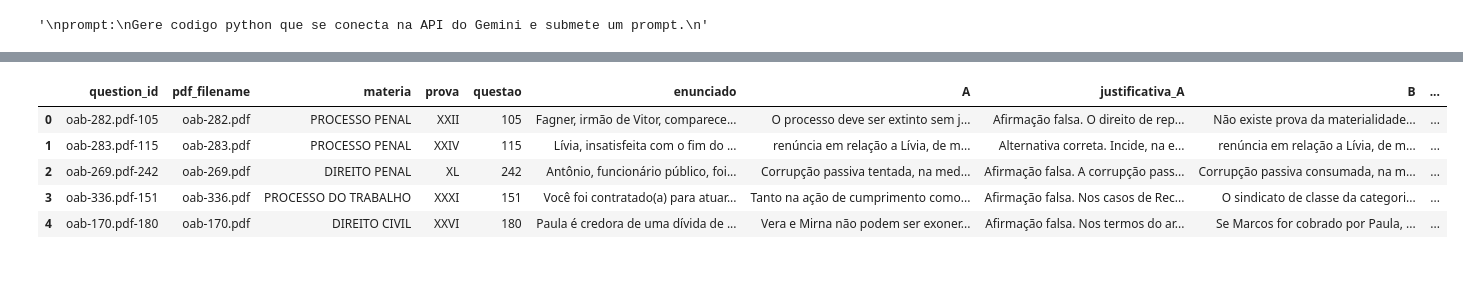
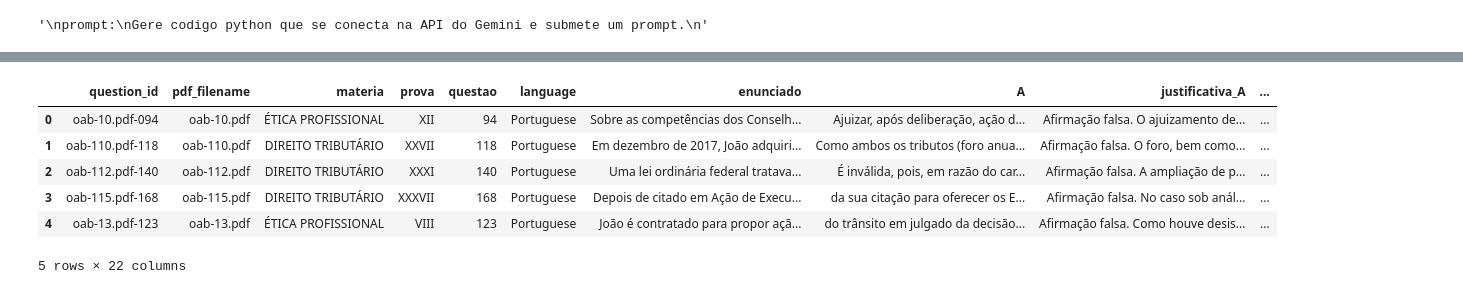
Before and after one commit to pcalais/law-cognitive-structure, a Jupyter notebook: notebooks/run-exam.ipynb, the cells around one changed output, grey strips where cells are left out. Drawn from its saved outputs; the diff is of its cells as text; code cells hidden in the pictures.

```diff
--- a/notebooks/run-exam.ipynb
+++ b/notebooks/run-exam.ipynb
@@ -30,7 +31,10 @@ Note: you may need to restart the kernel to use updated packages.
 # %%
 import google.generativeai as genai
 
-API_KEY = "OI"
+with open("api_key.txt", "r") as f:
+    API_KEY = f.read().strip()
+
+
 model_name = "gemini-2.5-flash"
 
 # Configura a API
@@ -48,18 +52,21 @@ prompt = "Explique a teoria da relatividade em termos simples"
 # %%
 import pandas as pd
 
 # Caminho para o arquivo CSV
-caminho_csv = "../data/processed/oab_with_irac.csv"  # ou "oab.csv" se estiver na raiz do projeto
+
+language = 'portuguese'
+caminho_csv = f"../data/processed/oab_with_firac_{language}.csv"  # ou "oab.csv" se estiver na raiz do projeto
 
 # Lê o CSV em um DataFrame
 oab_questions_df = pd.read_csv(caminho_csv)
 
 # Visualiza as primeiras linhas
 oab_questions_df.head()
 # %% [output]
-|  | question_id | pdf_filename | materia | prova | questao | enunciado | A | justificativa_A | B | ... |
-| 0 | oab-282.pdf-105 | oab-282.pdf | PROCESSO PENAL | XXII | 105 | Fagner, irmão de Vitor, comparece... | O processo deve ser extinto sem j... | Afirmação falsa. O direito de rep... | Não existe prova da materialidade... | ... |
-| 1 | oab-283.pdf-115 | oab-283.pdf | PROCESSO PENAL | XXIV | 115 | Lívia, insatisfeita com o fim do ... | renúncia em relação a Lívia, de m... | Alternativa correta. Incide, na e... | renúncia em relação a Lívia, de m... | ... |
-| 2 | oab-269.pdf-242 | oab-269.pdf | DIREITO PENAL | XL | 242 | Antônio, funcionário público, foi... | Corrupção passiva tentada, na med... | Afirmação falsa. A corrupção pass... | Corrupção passiva consumada, na m... | ... |
-| 3 | oab-336.pdf-151 | oab-336.pdf | PROCESSO DO TRABALHO | XXXI | 151 | Você foi contratado(a) para atuar... | Tanto na ação de cumprimento como... | Afirmação falsa. Nos casos de Rec... | O sindicato de classe da categori... | ... |
-| 4 | oab-170.pdf-180 | oab-170.pdf | DIREITO CIVIL | XXVI | 180 | Paula é credora de uma dívida de ... | Vera e Mirna não podem ser exoner... | Afirmação falsa. Nos termos do ar... | Se Marcos for cobrado por Paula, ... | ... |
+|  | question_id | pdf_filename | materia | prova | questao | language | enunciado | A | justificativa_A | ... |
+| 0 | oab-10.pdf-094 | oab-10.pdf | ÉTICA PROFISSIONAL | XII | 94 | Portuguese | Sobre as competências dos Conselh... | Ajuizar, após deliberação, ação d... | Afirmação falsa. O ajuizamento de... | ... |
+| 1 | oab-110.pdf-118 | oab-110.pdf | DIREITO TRIBUTÁRIO | XXVII | 118 | Portuguese | Em dezembro de 2017, João adquiri... | Como ambos os tributos (foro anua... | Afirmação falsa. O foro, bem como... | ... |
+| 2 | oab-112.pdf-140 | oab-112.pdf | DIREITO TRIBUTÁRIO | XXXI | 140 | Portuguese | Uma lei ordinária federal tratava... | É inválida, pois, em razão do car... | Afirmação falsa. A ampliação de p... | ... |
+| 3 | oab-115.pdf-168 | oab-115.pdf | DIREITO TRIBUTÁRIO | XXXVII | 168 | Portuguese | Depois de citado em Ação de Execu... | da sua citação para oferecer os E... | Afirmação falsa. No caso sob anál... | ... |
+| 4 | oab-13.pdf-123 | oab-13.pdf | ÉTICA PROFISSIONAL | VIII | 123 | Portuguese | João é contratado para propor açã... | do trânsito em julgado da decisão... | Afirmação falsa. Como houve desis... | ... |
+5 rows × 22 columns
```
Also changed, not shown: parts of 10 cells of this notebook.
